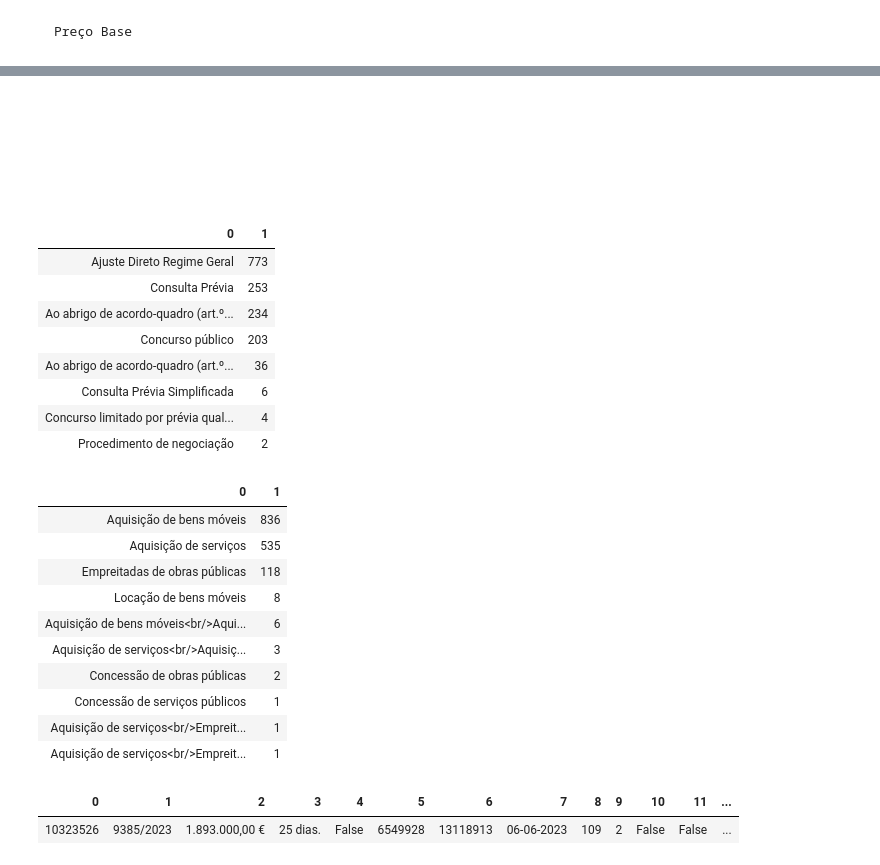
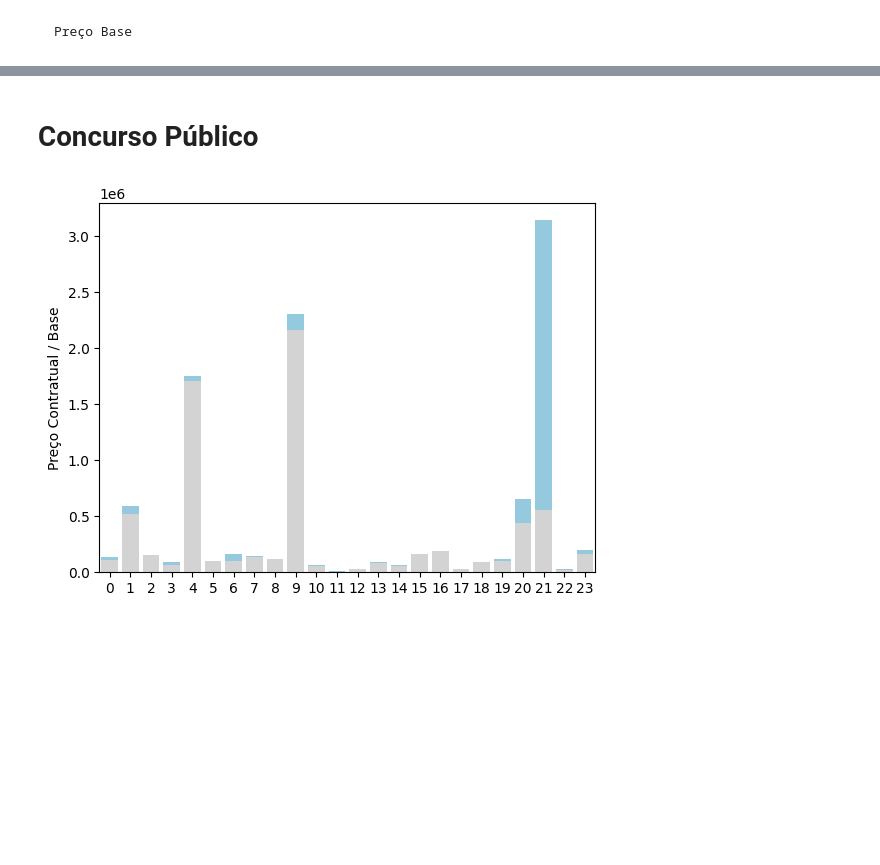
Before and after one commit to francisco-vpereira/ForceraIntership, a Jupyter notebook: forcera/scripts/contratos_v2.ipynb, the cells around one changed output, grey strips where cells are left out. Drawn from its saved outputs; the diff is of its cells as text; code cells hidden in the pictures; blank space fills up the shorter version.

```diff
--- a/forcera/scripts/contratos_v2.ipynb
+++ b/forcera/scripts/contratos_v2.ipynb
@@ -664,63 +702,2 @@ df
-# %% [markdown]
-<br>
-
-<br>
-
-<br>
-
-<br>
-
-<br>
-# %%
-cur = conn.cursor()
-cur.execute('''
-        SELECT tipo_procedimento, COUNT (tipo_procedimento)
-        FROM "contratos"
-        GROUP BY "tipo_procedimento"
-        ORDER BY COUNT(tipo_procedimento) DESC;;''')
-
-df = (pd.DataFrame(cur.fetchall()))
-HTML(df.to_html(index=False))
-# %% [output]
-| 0 | 1 |
-| Ajuste Direto Regime Geral | 773 |
-| Consulta Prévia | 253 |
-| Ao abrigo de acordo-quadro (art.º... | 234 |
-| Concurso público | 203 |
-| Ao abrigo de acordo-quadro (art.º... | 36 |
-| Consulta Prévia Simplificada | 6 |
-| Concurso limitado por prévia qual... | 4 |
-| Procedimento de negociação | 2 |
-# %%
-cur = conn.cursor()
-
-cur.execute('''
-        SELECT "contractTypes", COUNT ("contractTypes")
-        FROM "contratos"
-        GROUP BY "contractTypes"
-        ORDER BY  COUNT("contractTypes") DESC;;''')
-
-df = (pd.DataFrame(cur.fetchall()))
-HTML(df.to_html(index=False))
-# %% [output]
-| 0 | 1 |
-| Aquisição de bens móveis | 836 |
-| Aquisição de serviços | 535 |
-| Empreitadas de obras públicas | 118 |
-| Locação de bens móveis | 8 |
-| Aquisição de bens móveis<br/>Aqui... | 6 |
-| Aquisição de serviços<br/>Aquisiç... | 3 |
-| Concessão de obras públicas | 2 |
-| Concessão de serviços públicos | 1 |
-| Aquisição de serviços<br/>Empreit... | 1 |
-| Aquisição de serviços<br/>Empreit... | 1 |
-# %%
-cur.execute('''
-    TABLE "contratos";
-''')
-
-df = (pd.DataFrame(cur.fetchmany(1)))
-HTML(df.to_html(index=False))
-# %% [output]
-| 0 | 1 | 2 | 3 | 4 | 5 | 6 | 7 | 8 | 9 | 10 | 11 | ... |
-| 10323526 | 9385/2023 | 1.893.000,00 € | 25 dias. | False | 6549928 | 13118913 | 06-06-2023 | 109 | 2 | False | False | ... |
+# %% [markdown]
+# Concurso Público
@@ -726,0 +708,11 @@ HTML(df.to_html(index=False))
+# %%
+df = contratos(cpub).iloc[:,[2,18]]
+df = df.rename(columns={2: 'PrecoBase', 18:'PrecoContratual'})
+df = df.astype('float')
+
+sns.barplot(x = df.index, y = df.PrecoBase, color = 'skyblue')
+sns.barplot(x = df.index, y = df.PrecoContratual, color = 'lightgray', fill=0.1)
+plt.ylabel('Preço Contratual / Base')
+plt.show()
+# %% [output]
+[figure, added]
```
Also changed, not shown: parts of 31 cells of this notebook, 1 other file.
